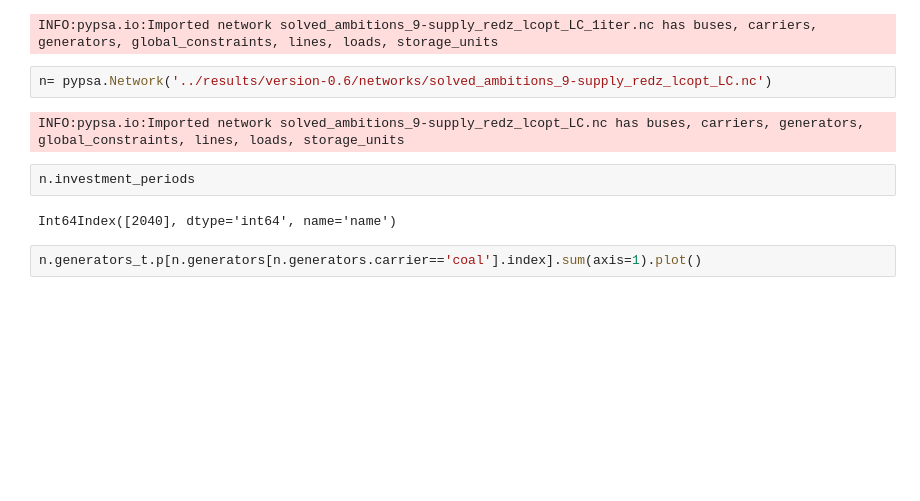
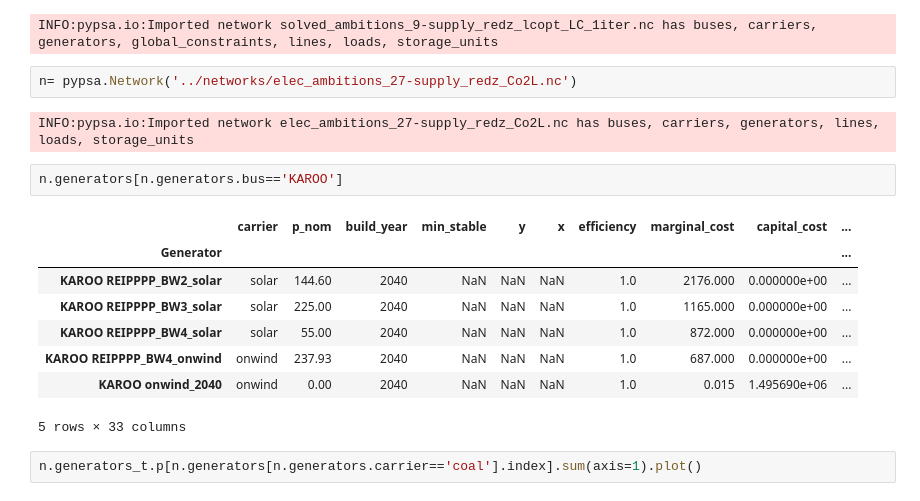
Before and after one commit to PyPSA/pypsa-za, a Jupyter notebook: notebooks/network_playground.ipynb, the cells around one changed output. Saved outputs shown, nothing was run; the diff lists cells and outputs as text; blank space fills up the shorter version.

```diff
--- a/notebooks/network_playground.ipynb
+++ b/notebooks/network_playground.ipynb
@@ -27,13 +27,20 @@ base_n= pypsa.Network('../results/version-0.6/networks/solved_ambitions_9-supply
 # %% [output]
 INFO:pypsa.io:Imported network solved_ambitions_9-supply_redz_lcopt_LC_1iter.nc has buses, carriers, generators, global_constraints, lines, loads, storage_units
 # %%
-n= pypsa.Network('../results/version-0.6/networks/solved_ambitions_9-supply_redz_lcopt_LC.nc')
+n= pypsa.Network('../networks/elec_ambitions_27-supply_redz_Co2L.nc')
 # %% [output]
-INFO:pypsa.io:Imported network solved_ambitions_9-supply_redz_lcopt_LC.nc has buses, carriers, generators, global_constraints, lines, loads, storage_units
+INFO:pypsa.io:Imported network elec_ambitions_27-supply_redz_Co2L.nc has buses, carriers, generators, lines, loads, storage_units
-# %%
-n.investment_periods
-# %% [output]
-Int64Index([2040], dtype='int64', name='name')
+# %%
+n.generators[n.generators.bus=='KAROO']
+# %% [output]
+|  | carrier | p_nom | build_year | min_stable | y | x | efficiency | marginal_cost | capital_cost | ... |
+| Generator |  |  |  |  |  |  |  |  |  | ... |
+| KAROO REIPPPP_BW2_solar | solar | 144.60 | 2040 | NaN | NaN | NaN | 1.0 | 2176.000 | 0.000000e+00 | ... |
+| KAROO REIPPPP_BW3_solar | solar | 225.00 | 2040 | NaN | NaN | NaN | 1.0 | 1165.000 | 0.000000e+00 | ... |
+| KAROO REIPPPP_BW4_solar | solar | 55.00 | 2040 | NaN | NaN | NaN | 1.0 | 872.000 | 0.000000e+00 | ... |
+| KAROO REIPPPP_BW4_onwind | onwind | 237.93 | 2040 | NaN | NaN | NaN | 1.0 | 687.000 | 0.000000e+00 | ... |
+| KAROO onwind_2040 | onwind | 0.00 | 2040 | NaN | NaN | NaN | 1.0 | 0.015 | 1.495690e+06 | ... |
+5 rows × 33 columns
 # %%
 n.generators_t.p[n.generators[n.generators.carrier=='coal'].index].sum(axis=1).plot()
 # %% [output]
```
Also changed, not shown: 2 other files.
